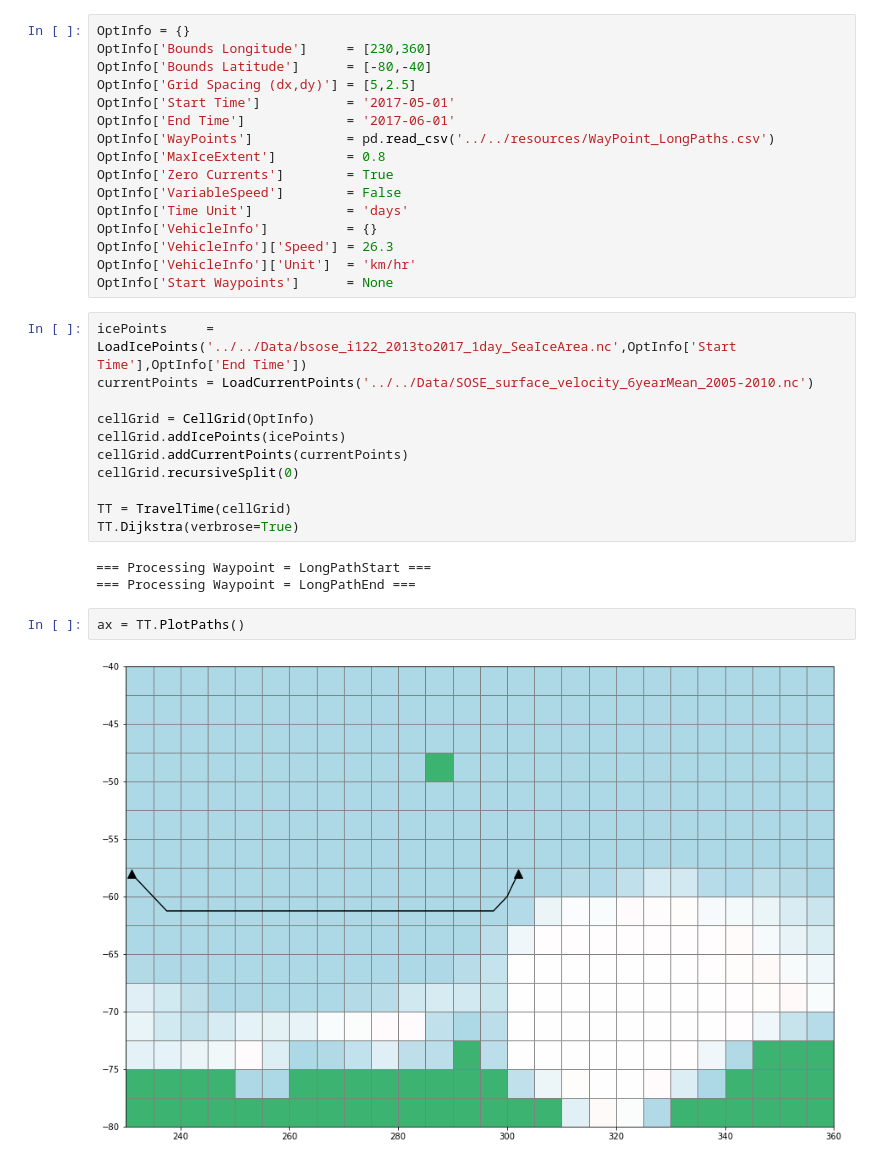
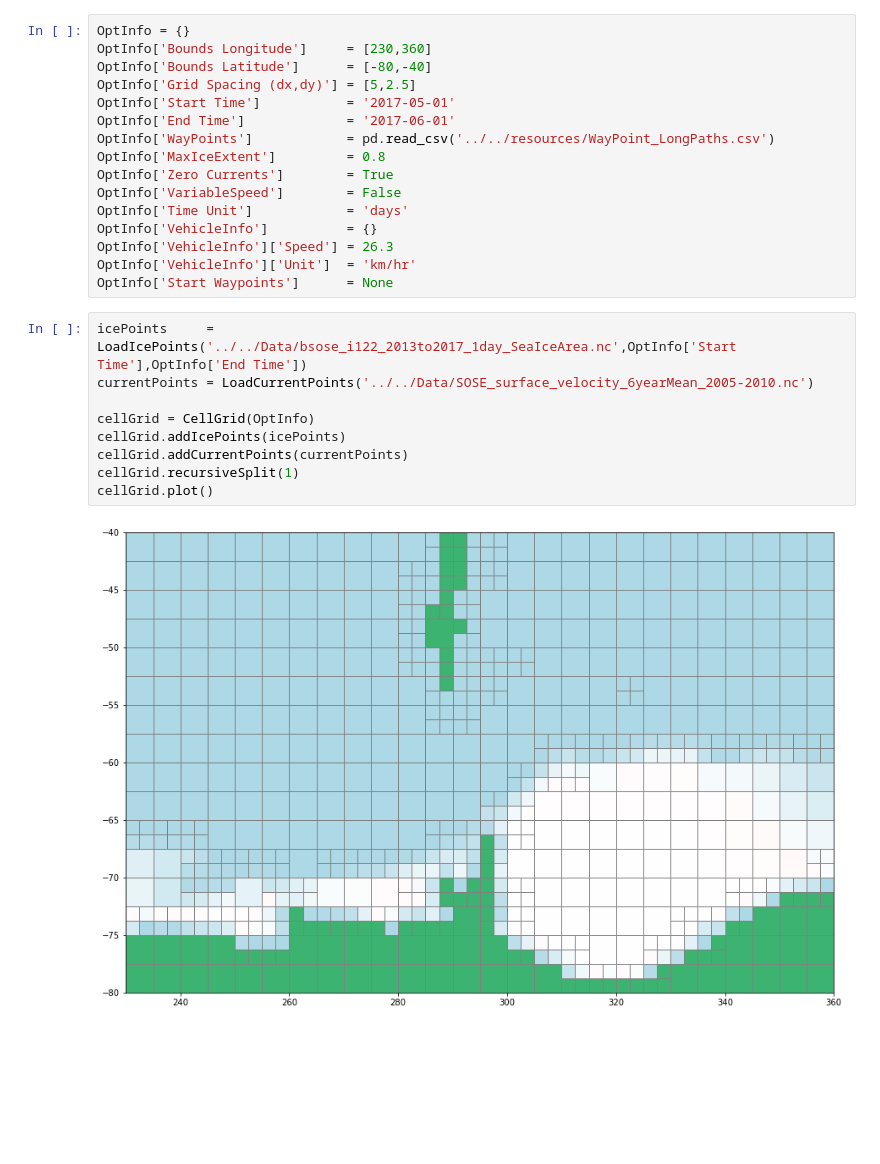
Before and after one commit to antarctica/PolarRoute, a Jupyter notebook: Examples/PathSmoothing/LongPaths.ipynb, the cells around one changed output. Drawn from its saved outputs; the diff is of its cells as text; blank space fills up the shorter version.

```diff
--- a/Examples/PathSmoothing/LongPaths.ipynb
+++ b/Examples/PathSmoothing/LongPaths.ipynb
@@ -22,18 +43,11 @@ OptInfo['Start Waypoints']      = None
 # %%
 icePoints     = LoadIcePoints('../../Data/bsose_i122_2013to2017_1day_SeaIceArea.nc',OptInfo['Start Time'],OptInfo['End Time'])
 currentPoints = LoadCurrentPoints('../../Data/SOSE_surface_velocity_6yearMean_2005-2010.nc')
 
 cellGrid = CellGrid(OptInfo)
 cellGrid.addIcePoints(icePoints)
 cellGrid.addCurrentPoints(currentPoints)
-cellGrid.recursiveSplit(0)
-
-TT = TravelTime(cellGrid)
-TT.Dijkstra(verbrose=True)
+cellGrid.recursiveSplit(1)
+cellGrid.plot()
 # %% [output]
-=== Processing Waypoint = LongPathStart ===
-=== Processing Waypoint = LongPathEnd ===
+[figure, added]
-# %%
-ax = TT.PlotPaths()
-# %% [output]
-[figure, removed]
```
Also changed, not shown: parts of 7 cells of this notebook, 17 other files.
